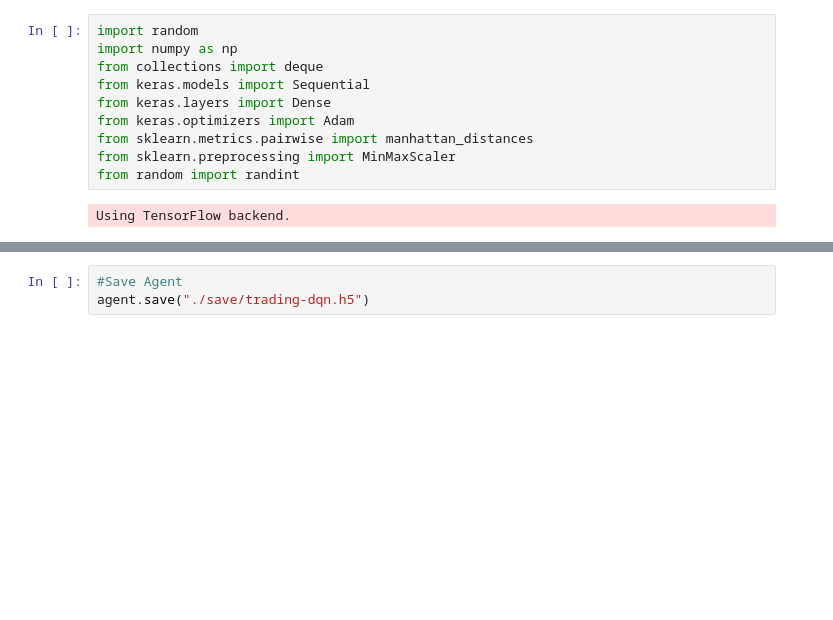
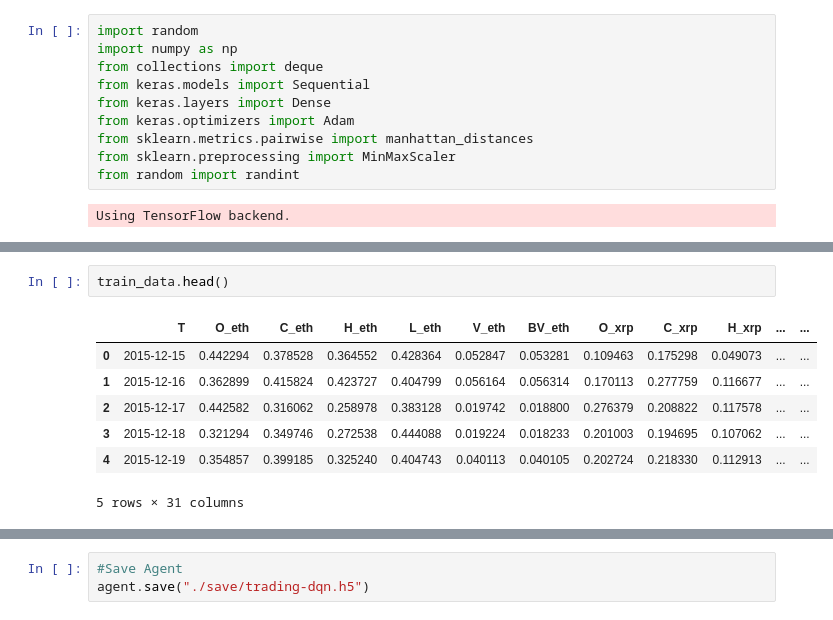
Before and after one commit to sarikayamehmet/CryptoPortfolio, a Jupyter notebook: CryptoPortfolio.ipynb, the cells around one changed output, grey strips where cells are left out. Saved outputs shown, nothing was run; the diff lists cells and outputs as text; blank space fills up the shorter version.

```diff
--- a/CryptoPortfolio.ipynb
+++ b/CryptoPortfolio.ipynb
@@ -181,3 +189,13 @@ test_data.head()
+# %%
+train_data.head()
+# %% [output]
+|  | T | O_eth | C_eth | H_eth | L_eth | V_eth | BV_eth | O_xrp | C_xrp | H_xrp | ... | ... |
+| 0 | 2015-12-15 | 0.442294 | 0.378528 | 0.364552 | 0.428364 | 0.052847 | 0.053281 | 0.109463 | 0.175298 | 0.049073 | ... | ... |
+| 1 | 2015-12-16 | 0.362899 | 0.415824 | 0.423727 | 0.404799 | 0.056164 | 0.056314 | 0.170113 | 0.277759 | 0.116677 | ... | ... |
+| 2 | 2015-12-17 | 0.442582 | 0.316062 | 0.258978 | 0.383128 | 0.019742 | 0.018800 | 0.276379 | 0.208822 | 0.117578 | ... | ... |
+| 3 | 2015-12-18 | 0.321294 | 0.349746 | 0.272538 | 0.444088 | 0.019224 | 0.018233 | 0.201003 | 0.194695 | 0.107062 | ... | ... |
+| 4 | 2015-12-19 | 0.354857 | 0.399185 | 0.325240 | 0.404743 | 0.040113 | 0.040105 | 0.202724 | 0.218330 | 0.112913 | ... | ... |
+5 rows × 31 columns
 # %%
 #TRAIN AGENT
 observation_cols = ['O_eth','C_eth','H_eth','L_eth','V_eth','BV_eth','O_xrp','C_xrp','H_xrp','L_xrp','V_xrp','BV_xrp','O_ltc','C_ltc','H_ltc','L_ltc','V_ltc','BV_ltc','O_xlm','C_xlm','H_xlm','L_xlm','V_xlm','BV_xlm','O','C','H','L','V','BV']
```
Also changed, not shown: parts of 9 cells of this notebook, 3 other files.
